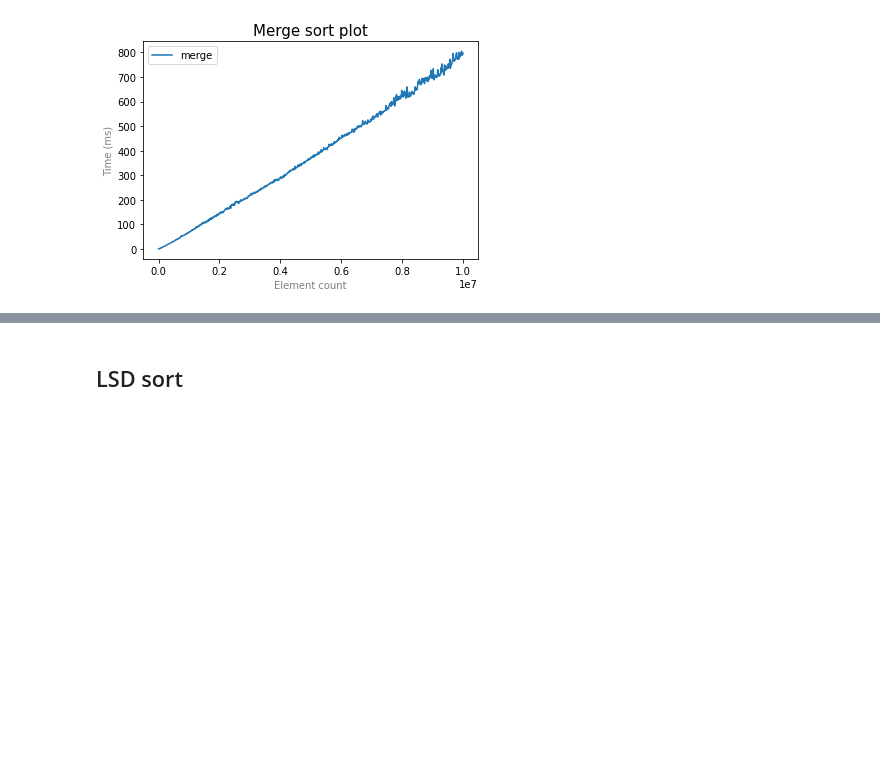
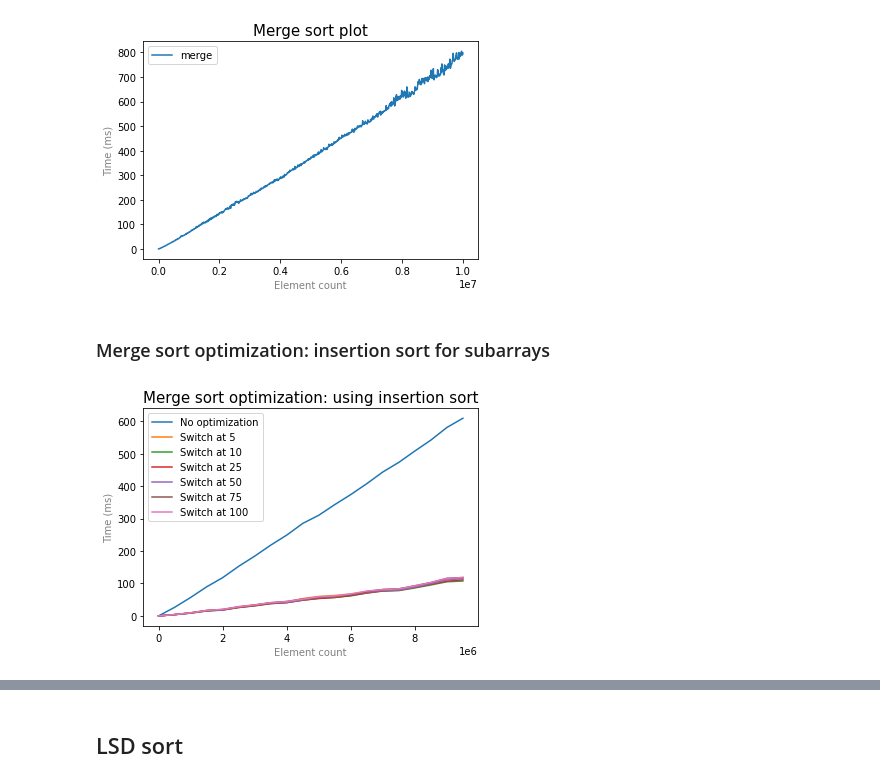
Before and after one commit to sqiportinhsa/NoLabs, a Jupyter notebook: sorting/plots/plots.ipynb, the cells around one changed output, grey strips where cells are left out. Cells and saved outputs as stored; diff of their text form; code cells hidden in the pictures; blank space fills up the shorter version.

```diff
--- a/sorting/plots/plots.ipynb
+++ b/sorting/plots/plots.ipynb
@@ -129,3 +241,25 @@ plt.legend(['merge'])
 plt.show()
 # %% [output]
 [figure]
+# %% [markdown]
+### Merge sort optimization: insertion sort for subarrays
+# %%
+plt.xlabel('Element count', color = 'gray')
+plt.ylabel('Time (ms)', color = 'gray')
+
+plt.title('Merge sort optimization: using insertion sort', fontsize = 15)
+
+plt.plot(merge0_x, merge0_y)
+plt.plot(merge5_x, merge5_y)
+plt.plot(merge10_x, merge10_y)
+plt.plot(merge25_x, merge25_y)
+plt.plot(merge50_x, merge50_y)
+plt.plot(merge75_x, merge75_y)
+plt.plot(merge100_x, merge100_y)
+
+plt.legend(['No optimization', 'Switch at 5', 'Switch at 10', 'Switch at 25', 'Switch at 50',
+            'Switch at 75', 'Switch at 100'])
+
+plt.show()
+# %% [output]
+[figure, added]
```
Also changed, not shown: parts of 15 cells of this notebook, 7 other files.
